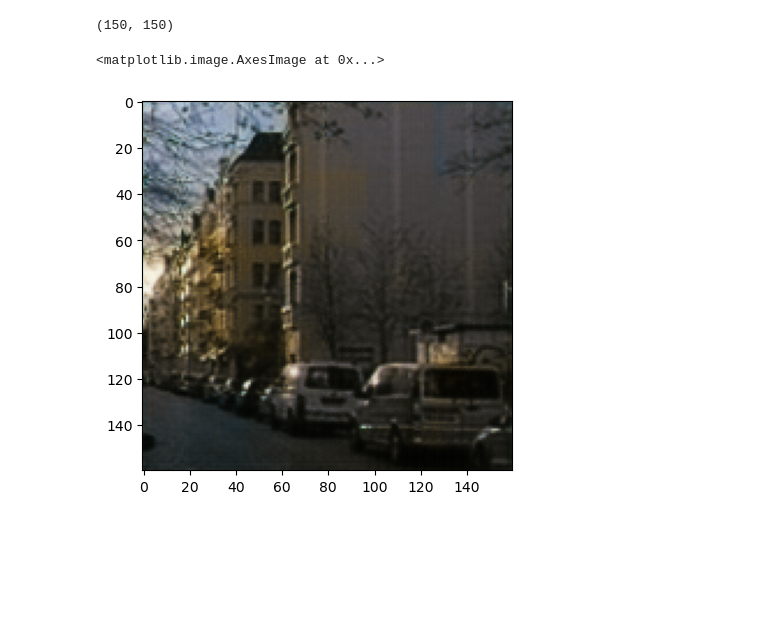
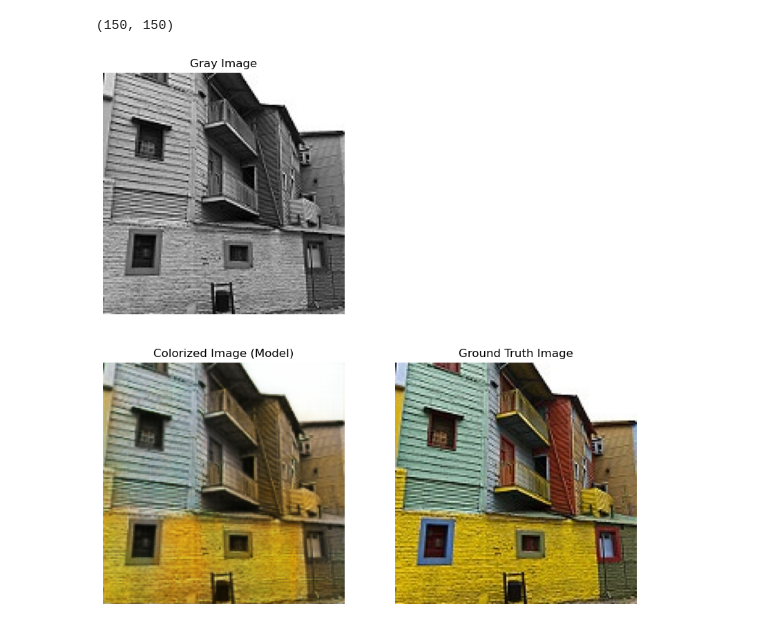
Before and after one commit to Republic1024/Colorization, a Jupyter notebook: infer.ipynb, the cells around one changed output. Drawn from its saved outputs; the diff is of its cells as text; code cells hidden in the pictures; blank space fills up the shorter version.

```diff
--- a/infer.ipynb
+++ b/infer.ipynb
@@ -136,5 +108,49 @@ import matplotlib.pyplot as plt
-# %%
-plt.imshow(output_img)
-# %% [output]
-<matplotlib.image.AxesImage at 0x...>
-[figure, removed]
+# %%
+def colorized(model, img_path):
+    # 加载灰度图像并预处理
+    gray_image = Image.open(img_path).convert('L')
+
+    gray_tensor = transform(gray_image).unsqueeze(0).to(device)  # 添加批次维度并移动到设备
+    # 使用模型进行预测
+    with torch.no_grad():
+        output_color = model(gray_tensor)
+
+    # 将输出转换为图像并保存
+    output_color = output_color.squeeze(0).cpu().numpy()  # 移除批次维度并移动到 CPU
+    output_img = np.transpose(output_color, (1, 2, 0))  # 调整维度顺序为 [H, W, C]
+    return gray_image, output_img
+
+# gray_image, output_img = colorized(model, 'landscape/gray/1.jpg')
+# plt.imshow(gray_image, 'grey')
+# %%
+# 调用colorized函数，获取灰度图像和生成的彩色图像
+gray_image, output_img = colorized(model, 'landscape/gray/1.jpg')
+
+# 加载 Ground Truth 彩色图像
+ground_truth = Image.open('landscape/color/1.jpg')
+
+# 创建一个图像窗口，并设置显示多个图像的布局
+plt.figure(figsize=(10, 10))
+
+# 第一个子图：灰度图像
+plt.subplot(2, 2, 1)
+plt.imshow(gray_image, cmap='gray')  # 显示灰度图像，使用灰度颜色映射
+plt.title('Gray Image')
+plt.axis('off')  # 隐藏坐标轴
+
+# 第二个子图：模型生成的彩色图像
+plt.subplot(2, 2, 3)
+plt.imshow(output_img)  # 显示模型生成的彩色图像
+plt.title('Colorized Image (Model)')
+plt.axis('off')  # 隐藏坐标轴
+
+# 第三个子图：Ground Truth 彩色图像
+plt.subplot(2, 2, 4)
+plt.imshow(ground_truth)  # 显示真实的彩色图像 (Ground Truth)
+plt.title('Ground Truth Image')
+plt.axis('off')  # 隐藏坐标轴
+
+# 显示所有图像
+plt.show()
+# %% [output]
+[figure, added]
```
Also changed, not shown: parts of 6 cells of this notebook.
